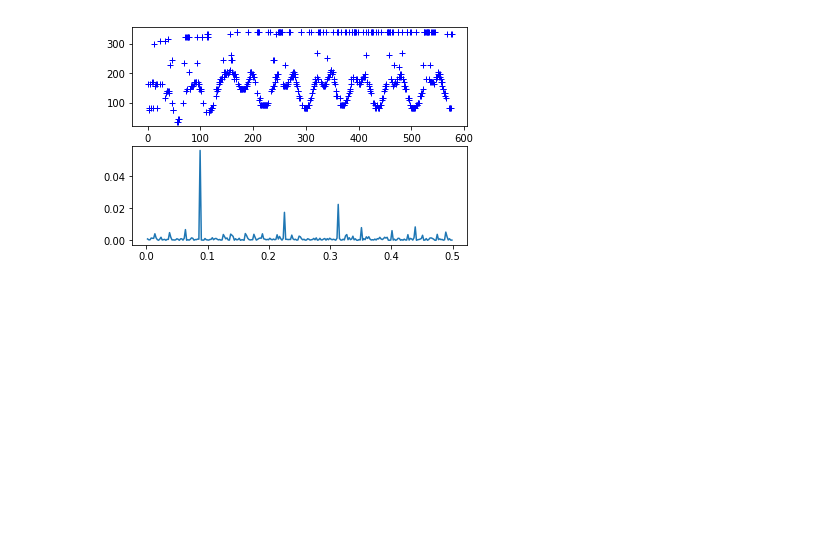
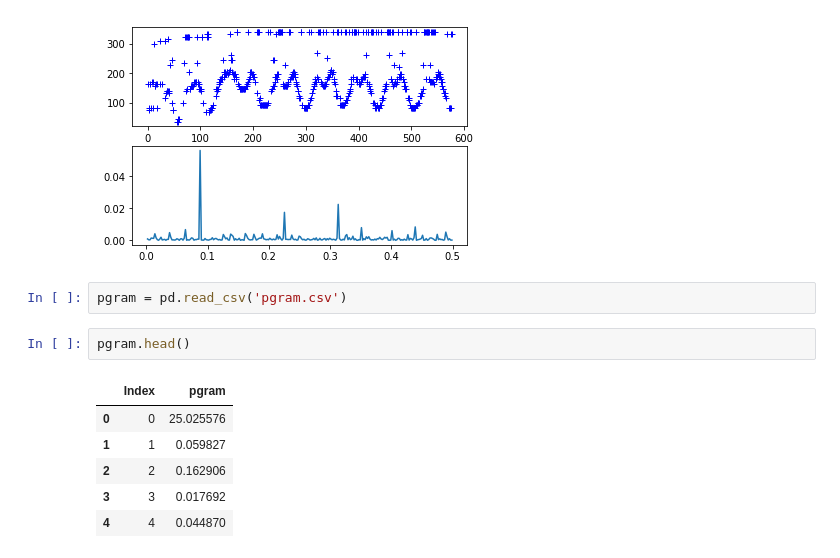
Before and after one commit to SreehariRamMohan/Sit-to-stand-Test, a Jupyter notebook: iOS Custom Peak Detection.ipynb, the cells around one changed output. Drawn from its saved outputs; the diff is of its cells as text; blank space fills up the shorter version.

```diff
--- a/iOS Custom Peak Detection.ipynb
+++ b/iOS Custom Peak Detection.ipynb
@@ -122,3 +122,14 @@ end of loop
 [figure]
 [figure]
 [figure]
+# %%
+pgram = pd.read_csv('pgram.csv')
+# %%
+pgram.head()
+# %% [output]
+|  | Index | pgram |
+| 0 | 0 | 25.025576 |
+| 1 | 1 | 0.059827 |
+| 2 | 2 | 0.162906 |
+| 3 | 3 | 0.017692 |
+| 4 | 4 | 0.044870 |
```
Also changed, not shown: parts of 1 cell of this notebook, 2 other files.
